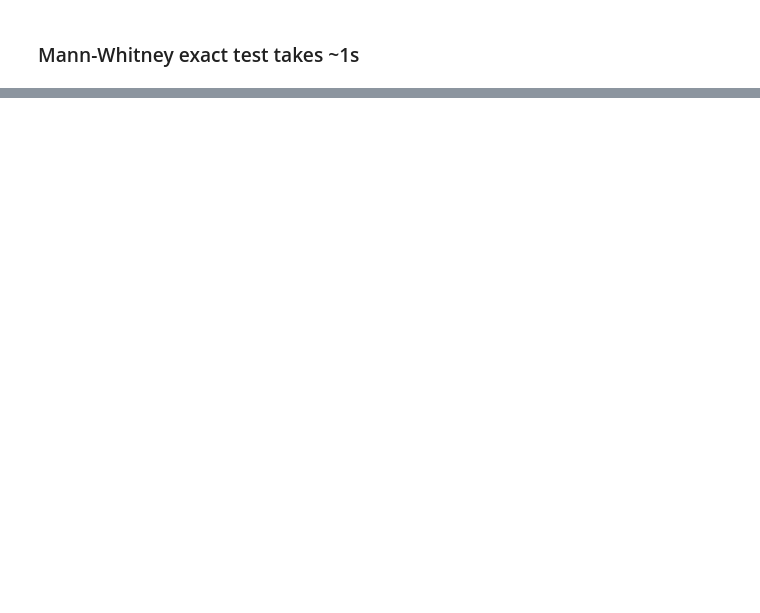
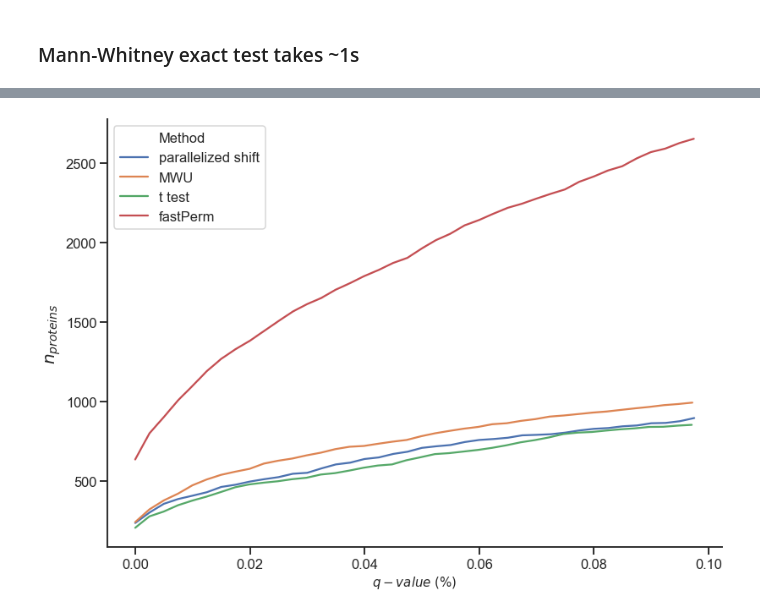
Before and after one commit to statisticalbiotechnology/parallelPermutationTest, a Jupyter notebook: Experimental data.ipynb, the cells around one changed output, grey strips where cells are left out. Cells and saved outputs as stored; diff of their text form; code cells hidden in the pictures; blank space fills up the shorter version.

Commit message:
fixed legends on plot

```diff
--- a/Experimental data.ipynb
+++ b/Experimental data.ipynb
@@ -129,3 +219,5 @@ print(end - start)
+# %%
+P_fp_list =list(outT.values.ravel())
 # %% [markdown]
 ### Parallelized exact test takes ~3s
 # %%
@@ -241,0 +296,44 @@ round(getFDR(df_e, alpha=0.01) * 100, 1)
+# %%
+
+values, base = np.histogram(data_e, bins=40)
+cumulative = np.cumsum(values)
+exactData = preparePandas(base[:-1], cumulative)
+
+values, base = np.histogram(data_mw, bins=40)
+cumulative = np.cumsum(values)
+mwuData = preparePandas(base[:-1], cumulative, "MWU")
+
+values, base = np.histogram(data_tt, bins=40)
+cumulative = np.cumsum(values)
+ttData = preparePandas(base[:-1], cumulative, "t test")
+
+values, base = np.histogram(data_fp, bins=40)
+cumulative = np.cumsum(values)
+fpData = preparePandas(base[:-1], cumulative, "fastPerm")
+# %%
+D = exactData +  mwuData + ttData + fpData
+# %%
+pdData = pd.DataFrame(D, columns=['%','n', 'Method'])
+# %%
+a4_dims = (11.7, 8.27)
+
+fig, ax = plt.subplots(figsize=a4_dims)
+
+sns.set(style="white")
+sns.set_context("talk")
+
+snsPlot = sns.lineplot(x="%", y="n",
+             hue="Method",
+             data=pdData, ax=ax)
+
+plt.ylabel(r"$n_{proteins}$",fontsize=20)
+
+
+plt.xlabel(r"$q-value\ (\%)$",fontsize=15)
+
+sns.set_style("ticks")
+sns.despine()
+plt.tight_layout()
+plt.savefig("figures/experiment/n_proteins")
+# %% [output]
+[figure, added]
```
Also changed, not shown: parts of 52 cells of this notebook, 2 other files.
